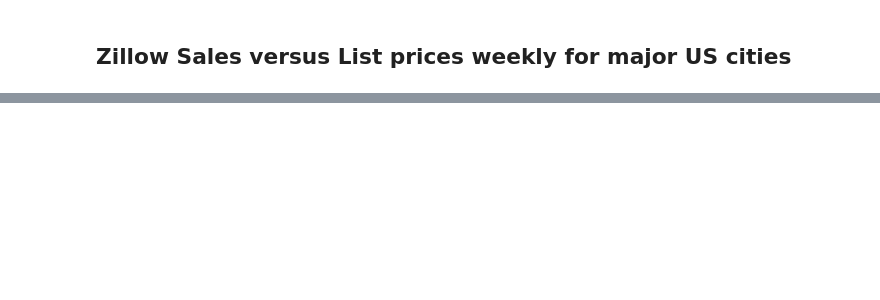
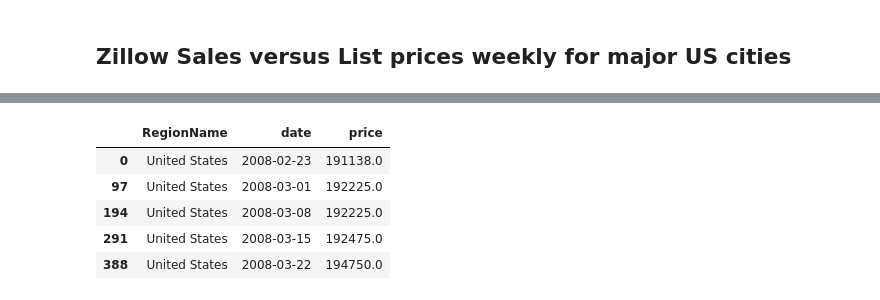
Before and after one commit to qklm/Zillow_Group_Project, a Jupyter notebook: zillow_model1.ipynb, the cells around one changed output, grey strips where cells are left out. Cells and saved outputs as stored; diff of their text form; code cells hidden in the pictures; blank space fills up the shorter version.

```diff
--- a/zillow_model1.ipynb
+++ b/zillow_model1.ipynb
@@ -37,0 +44,16 @@ list_df = list_df.drop(col = ["RegionID", "RegionType"])
+# %%
+# us data pullout for list and sales data
+
+us_list = list_df.loc[list_df["RegionName"] == "United States"]
+us_list = us_list.drop(["SizeRank", "StateName"], 1)
+us_sale = sale_df.loc[sale_df["RegionName"] == "United States"]
+us_sale = us_sale.drop(["SizeRank", "StateName"],1)
+
+us_sale.head()
+# %% [output]
+|  | RegionName | date | price |
+| 0 | United States | 2008-02-23 | 191138.0 |
+| 97 | United States | 2008-03-01 | 192225.0 |
+| 194 | United States | 2008-03-08 | 192225.0 |
+| 291 | United States | 2008-03-15 | 192475.0 |
+| 388 | United States | 2008-03-22 | 194750.0 |
```
Also changed, not shown: parts of 6 cells of this notebook.
